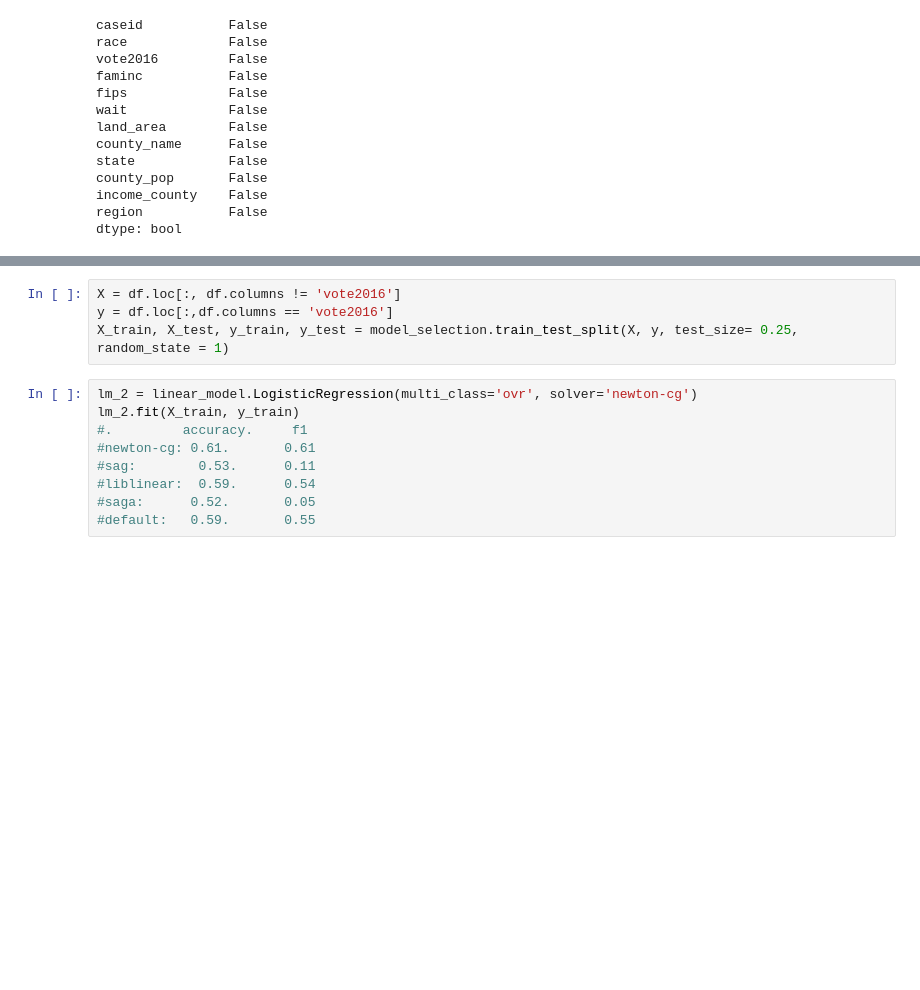
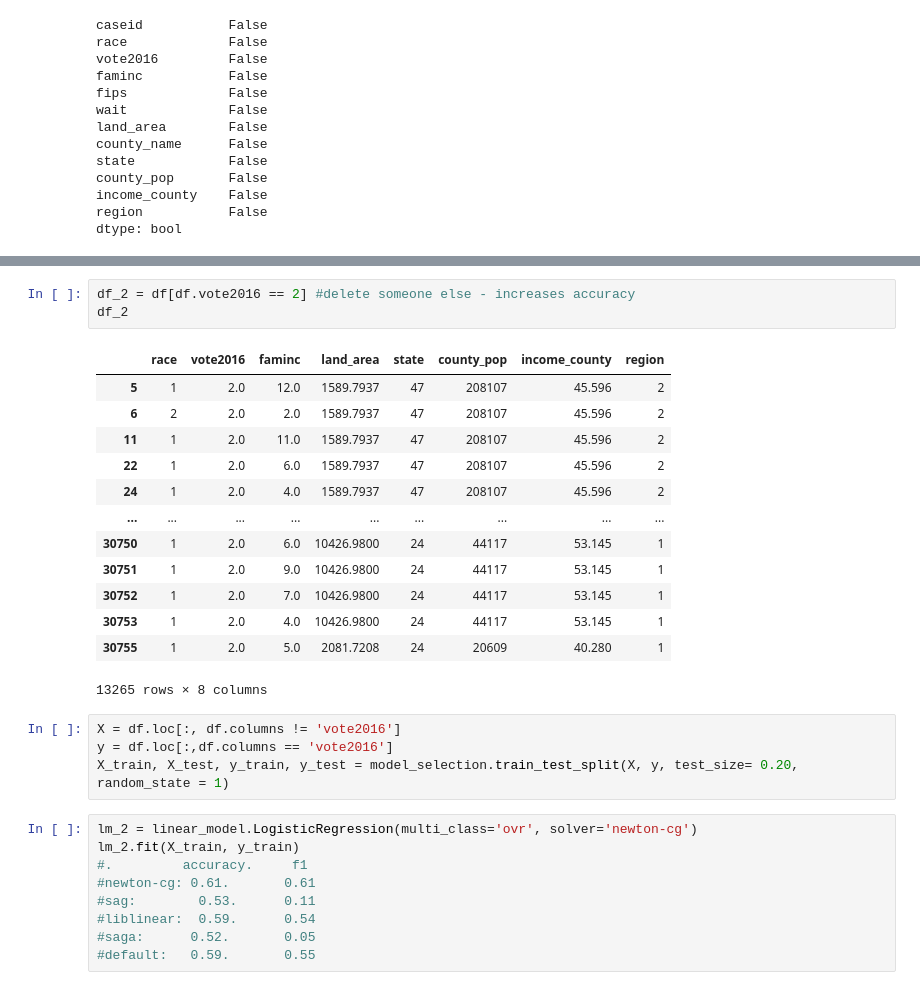
Before and after one commit to katemao-151/COMP562, a Jupyter notebook: final_project/final_project_vote2016.ipynb, the cells around one changed output, grey strips where cells are left out. Saved outputs shown, nothing was run; the diff lists cells and outputs as text; blank space fills up the shorter version.

```diff
--- a/final_project/final_project_vote2016.ipynb
+++ b/final_project/final_project_vote2016.ipynb
@@ -54,7 +89,24 @@ df = df.drop(['caseid', 'fips', 'region','county_name'], axis=1)
+# %%
+df_2 = df[df.vote2016 == 2] #delete someone else - increases accuracy
+df_2
+# %% [output]
+|  | race | vote2016 | faminc | land_area | state | county_pop | income_county | region |
+| 5 | 1 | 2.0 | 12.0 | 1589.7937 | 47 | 208107 | 45.596 | 2 |
+| 6 | 2 | 2.0 | 2.0 | 1589.7937 | 47 | 208107 | 45.596 | 2 |
+| 11 | 1 | 2.0 | 11.0 | 1589.7937 | 47 | 208107 | 45.596 | 2 |
+| 22 | 1 | 2.0 | 6.0 | 1589.7937 | 47 | 208107 | 45.596 | 2 |
+| 24 | 1 | 2.0 | 4.0 | 1589.7937 | 47 | 208107 | 45.596 | 2 |
+| ... | ... | ... | ... | ... | ... | ... | ... | ... |
+| 30750 | 1 | 2.0 | 6.0 | 10426.9800 | 24 | 44117 | 53.145 | 1 |
+| 30751 | 1 | 2.0 | 9.0 | 10426.9800 | 24 | 44117 | 53.145 | 1 |
+| 30752 | 1 | 2.0 | 7.0 | 10426.9800 | 24 | 44117 | 53.145 | 1 |
+| 30753 | 1 | 2.0 | 4.0 | 10426.9800 | 24 | 44117 | 53.145 | 1 |
+| 30755 | 1 | 2.0 | 5.0 | 2081.7208 | 24 | 20609 | 40.280 | 1 |
+13265 rows × 8 columns
 # %%
 X = df.loc[:, df.columns != 'vote2016']
 y = df.loc[:,df.columns == 'vote2016']
-X_train, X_test, y_train, y_test = model_selection.train_test_split(X, y, test_size= 0.25, random_state = 1)
+X_train, X_test, y_train, y_test = model_selection.train_test_split(X, y, test_size= 0.20, random_state = 1)
 # %%
 lm_2 = linear_model.LogisticRegression(multi_class='ovr', solver='newton-cg')
 lm_2.fit(X_train, y_train)
```
Also changed, not shown: parts of 23 cells of this notebook, 4 other files.
